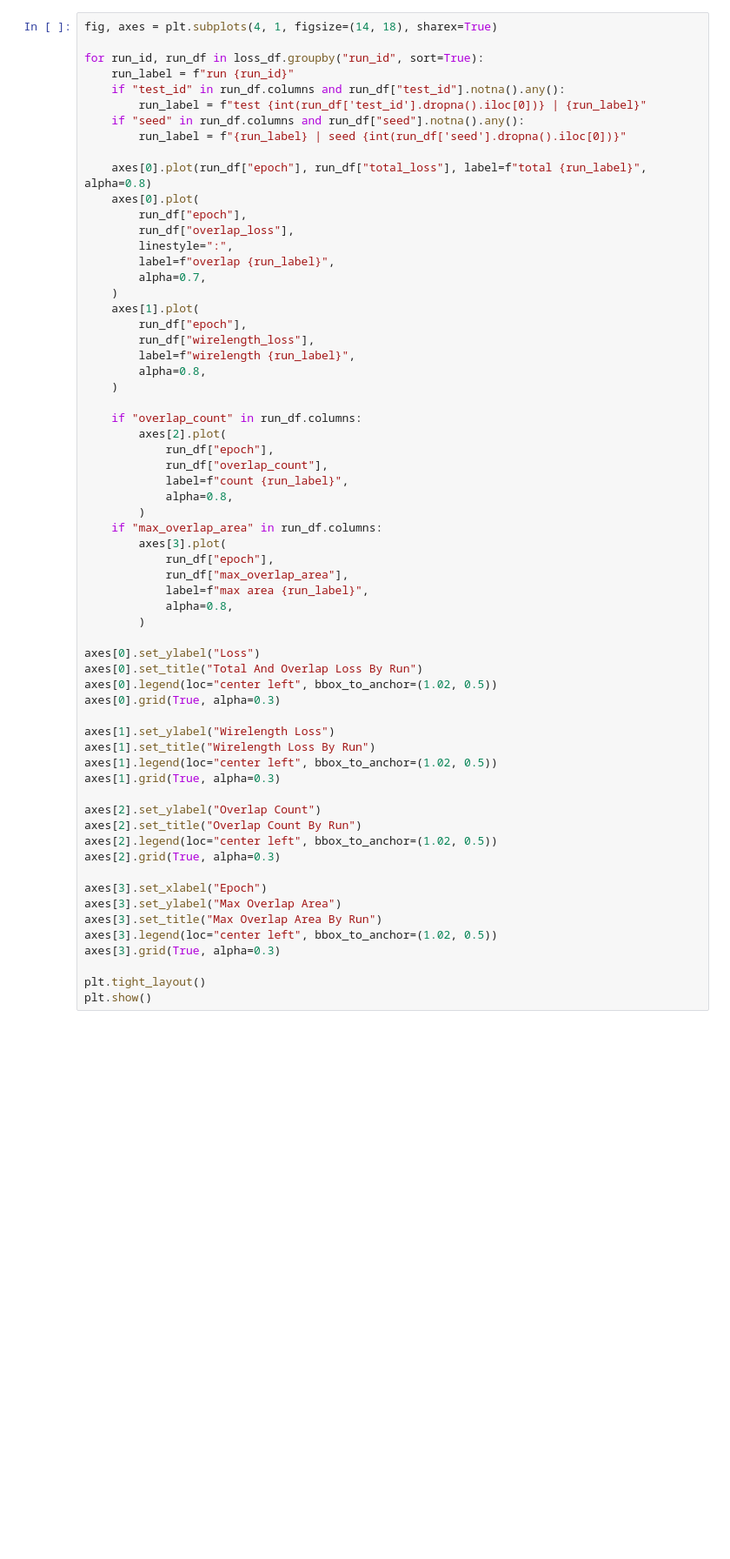
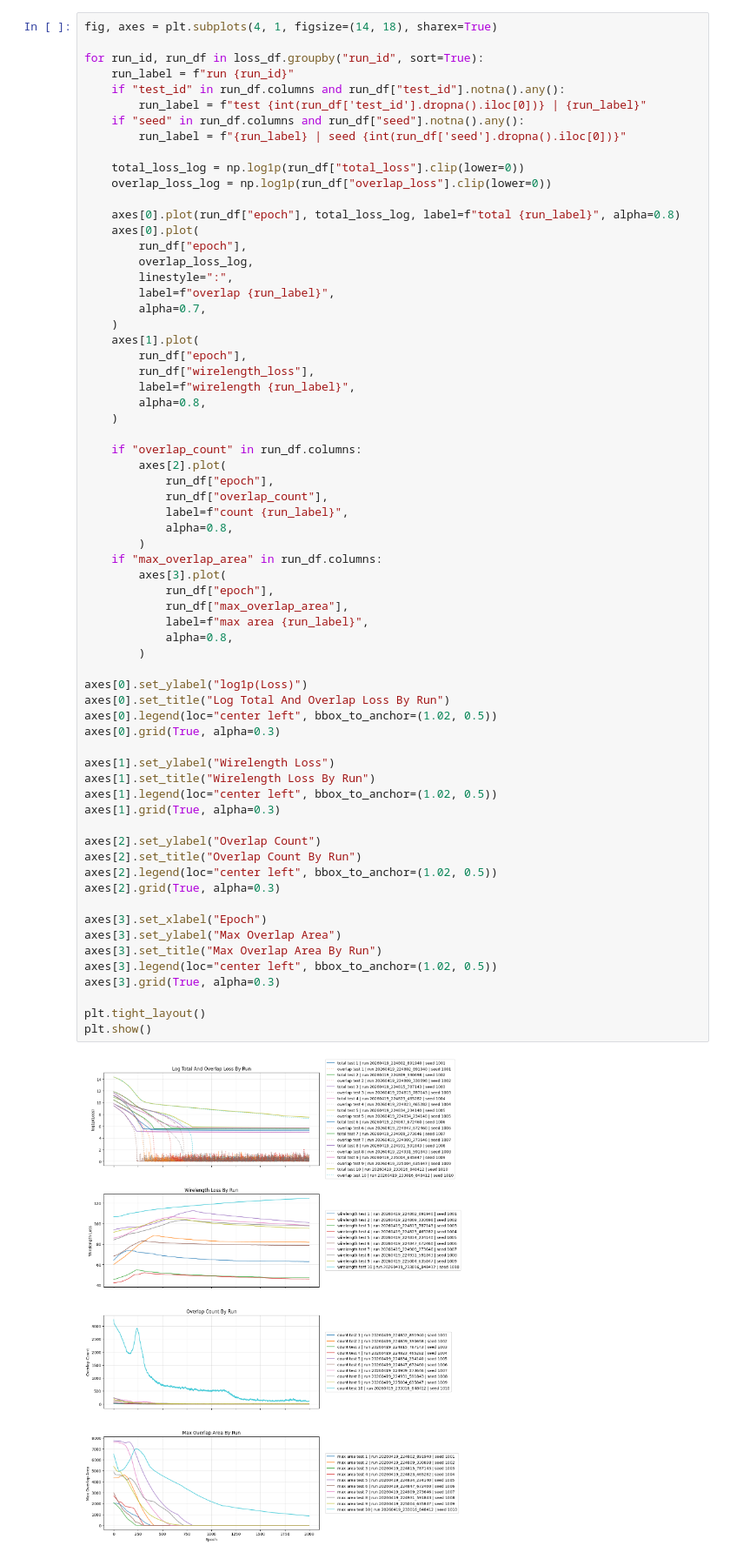
Before and after one commit to greenTableWork/intern_challenge, a Jupyter notebook: lab/loss_tracking.ipynb, the cells around one changed output. Shown at 87% size. Saved outputs shown, nothing was run; the diff lists cells and outputs as text; blank space fills up the shorter version.

```diff
--- a/lab/loss_tracking.ipynb
+++ b/lab/loss_tracking.ipynb
@@ -125,10 +152,13 @@ for run_id, run_df in loss_df.groupby("run_id", sort=True):
     if "seed" in run_df.columns and run_df["seed"].notna().any():
         run_label = f"{run_label} | seed {int(run_df['seed'].dropna().iloc[0])}"
 
-    axes[0].plot(run_df["epoch"], run_df["total_loss"], label=f"total {run_label}", alpha=0.8)
+    total_loss_log = np.log1p(run_df["total_loss"].clip(lower=0))
+    overlap_loss_log = np.log1p(run_df["overlap_loss"].clip(lower=0))
+
+    axes[0].plot(run_df["epoch"], total_loss_log, label=f"total {run_label}", alpha=0.8)
     axes[0].plot(
         run_df["epoch"],
-        run_df["overlap_loss"],
+        overlap_loss_log,
         linestyle=":",
         label=f"overlap {run_label}",
         alpha=0.7,
@@ -149,32 +179,34 @@ for run_id, run_df in loss_df.groupby("run_id", sort=True):
         )
     if "max_overlap_area" in run_df.columns:
         axes[3].plot(
             run_df["epoch"],
             run_df["max_overlap_area"],
             label=f"max area {run_label}",
             alpha=0.8,
         )
 
-axes[0].set_ylabel("Loss")
-axes[0].set_title("Total And Overlap Loss By Run")
+axes[0].set_ylabel("log1p(Loss)")
+axes[0].set_title("Log Total And Overlap Loss By Run")
 axes[0].legend(loc="center left", bbox_to_anchor=(1.02, 0.5))
 axes[0].grid(True, alpha=0.3)
 
 axes[1].set_ylabel("Wirelength Loss")
 axes[1].set_title("Wirelength Loss By Run")
 axes[1].legend(loc="center left", bbox_to_anchor=(1.02, 0.5))
 axes[1].grid(True, alpha=0.3)
 
 axes[2].set_ylabel("Overlap Count")
 axes[2].set_title("Overlap Count By Run")
 axes[2].legend(loc="center left", bbox_to_anchor=(1.02, 0.5))
 axes[2].grid(True, alpha=0.3)
 
 axes[3].set_xlabel("Epoch")
 axes[3].set_ylabel("Max Overlap Area")
 axes[3].set_title("Max Overlap Area By Run")
 axes[3].legend(loc="center left", bbox_to_anchor=(1.02, 0.5))
 axes[3].grid(True, alpha=0.3)
 
 plt.tight_layout()
 plt.show()
+# %% [output]
+[figure, added]
```
Also changed, not shown: parts of 3 cells of this notebook, 2 other files.
